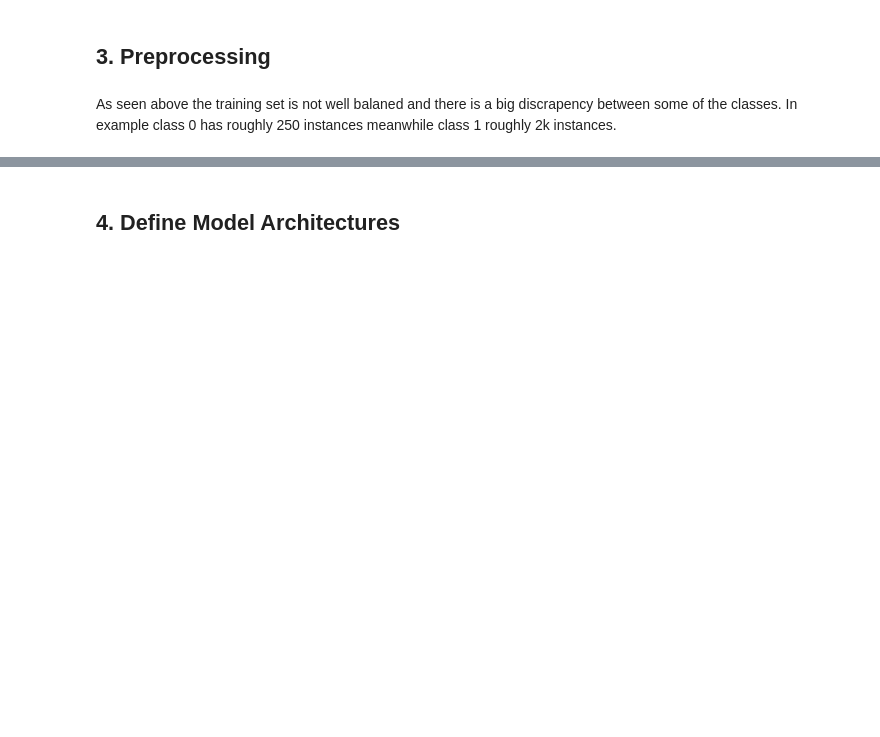
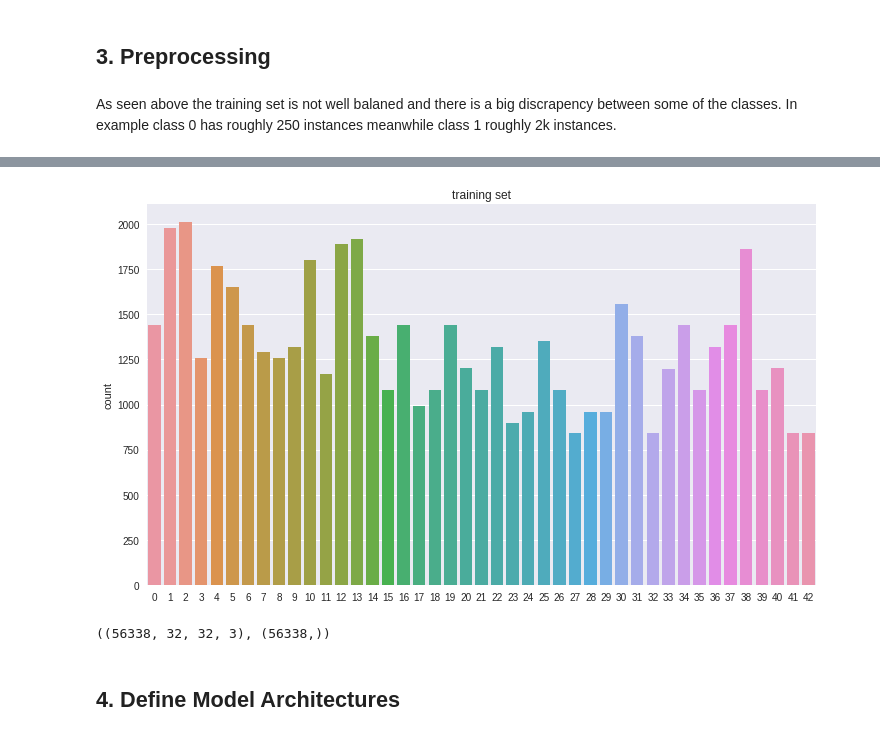
Before and after one commit to joekidd/CarND-Traffic-Sign-Classifier-Project, a Jupyter notebook: Traffic_Sign_Classifier.ipynb, the cells around one changed output, grey strips where cells are left out. Cells and saved outputs as stored; diff of their text form; code cells hidden in the pictures; blank space fills up the shorter version.

```diff
--- a/Traffic_Sign_Classifier.ipynb
+++ b/Traffic_Sign_Classifier.ipynb
@@ -166,15 +198,17 @@ def get_images_with_label(X, y, label):
         if lab_y == label:
             images.append(img_x)
     return np.asarray(images)
-'''
+
 for y in set(y_train):
+    print("label: ", y)
     while(1):
         label_counts = pd.DataFrame(data = {'label' : y_train})
         label_count = label_counts[label_counts.label == y].shape[0]
         if label_count > 800:
             break
-        aug_img = augseq.augment_images(get_images_with_label(X_train, y_train, y))
-        #X_train = np.append(X_train, aug_img, axis=0)
-        #y_train = np.append(y_train, np.repeat(y, label_count), axis=0)
-'''
+        images_with_label = get_images_with_label(X_train, y_train, y)
+        for image in images_with_label:
+            img = augment_image(image)
+            X_train = np.append(X_train, img.reshape(1, 32, 32, 3), axis=0)
+            y_train = np.append(y_train, np.asarray(y).reshape(1), axis=0)
 # %% [output]
@@ -193,3 +236,15 @@ X_train.shape, y_train.shape
+# %%
+f, ax1 = plt.subplots(1, sharex=True, sharey=True)
+sbs.countplot(x=y_train, ax=ax1)
+ax1.title.set_text('training set')
+f.set_size_inches((12, 7))
+plt.show()
+# %% [output]
+[figure, added]
+# %%
+X_train.shape, y_train.shape
+# %% [output]
+((56338, 32, 32, 3), (56338,))
 # %%
 from sklearn.preprocessing import minmax_scale
 
```
Also changed, not shown: parts of 46 cells of this notebook, 3 other files.
